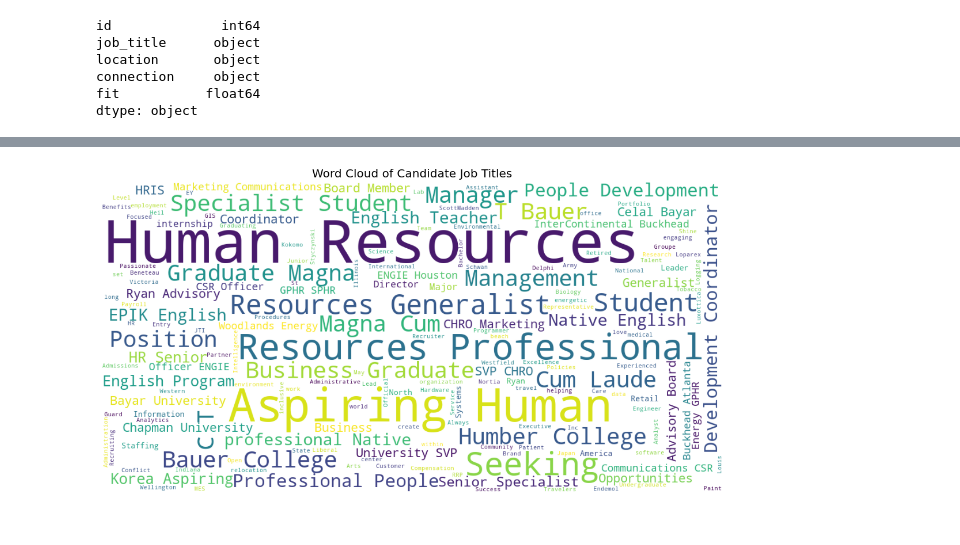
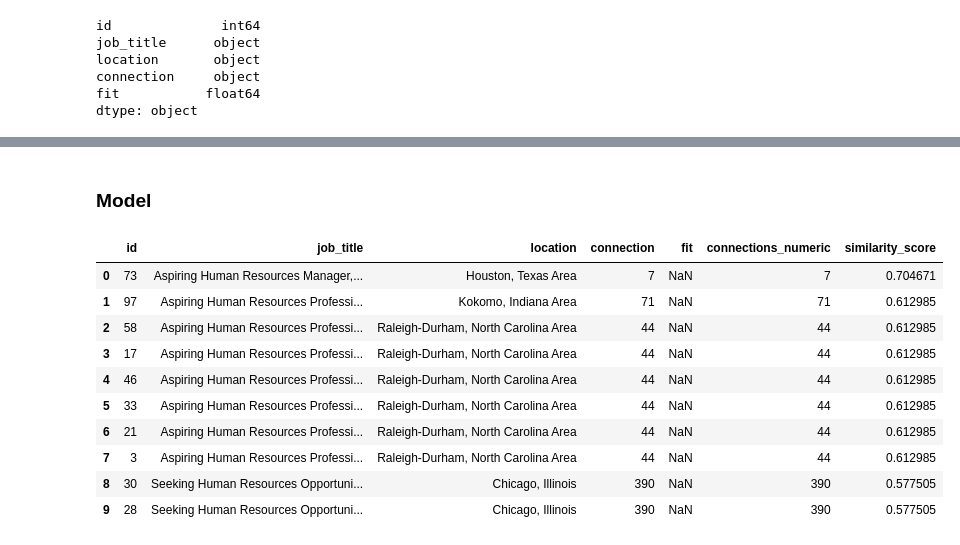
Before and after one commit to DillonR03/Potential-Talents-Candidate-Ranking-Model, a Jupyter notebook: PotentialTalentsNotebook.ipynb, the cells around one changed output, grey strips where cells are left out. Drawn from its saved outputs; the diff is of its cells as text; code cells hidden in the pictures.

```diff
--- a/PotentialTalentsNotebook.ipynb
+++ b/PotentialTalentsNotebook.ipynb
@@ -154,16 +234,2 @@ plt.show()
-# %%
-text = " ".join(df["job_title"].astype(str))
-
-wordcloud = WordCloud(
-    width=1200,
-    height=600,
-    background_color="white"
-).generate(text)
-
-plt.figure(figsize=(14,7))
-plt.imshow(wordcloud)
-plt.axis("off")
-plt.title("Word Cloud of Candidate Job Titles")
-plt.show()
-# %% [output]
-[figure, old version]
+# %% [markdown]
+### Model
@@ -169,0 +257,22 @@ plt.show()
+# %%
+ranked_candidates = (
+    df.sort_values(
+        by="similarity_score",
+        ascending=False
+    )
+    .reset_index(drop=True)
+)
+
+ranked_candidates.head(10)
+# %% [output]
+|  | id | job_title | location | connection | fit | connections_numeric | similarity_score |
+| 0 | 73 | Aspiring Human Resources Manager,... | Houston, Texas Area | 7 | NaN | 7 | 0.704671 |
+| 1 | 97 | Aspiring Human Resources Professi... | Kokomo, Indiana Area | 71 | NaN | 71 | 0.612985 |
+| 2 | 58 | Aspiring Human Resources Professi... | Raleigh-Durham, North Carolina Area | 44 | NaN | 44 | 0.612985 |
+| 3 | 17 | Aspiring Human Resources Professi... | Raleigh-Durham, North Carolina Area | 44 | NaN | 44 | 0.612985 |
+| 4 | 46 | Aspiring Human Resources Professi... | Raleigh-Durham, North Carolina Area | 44 | NaN | 44 | 0.612985 |
+| 5 | 33 | Aspiring Human Resources Professi... | Raleigh-Durham, North Carolina Area | 44 | NaN | 44 | 0.612985 |
+| 6 | 21 | Aspiring Human Resources Professi... | Raleigh-Durham, North Carolina Area | 44 | NaN | 44 | 0.612985 |
+| 7 | 3 | Aspiring Human Resources Professi... | Raleigh-Durham, North Carolina Area | 44 | NaN | 44 | 0.612985 |
+| 8 | 30 | Seeking Human Resources Opportuni... | Chicago, Illinois | 390 | NaN | 390 | 0.577505 |
+| 9 | 28 | Seeking Human Resources Opportuni... | Chicago, Illinois | 390 | NaN | 390 | 0.577505 |
```
Also changed, not shown: parts of 15 cells of this notebook.
